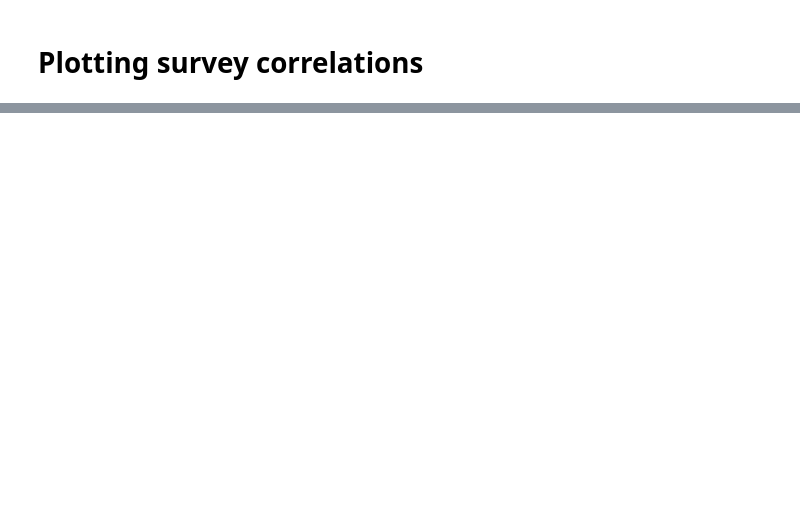
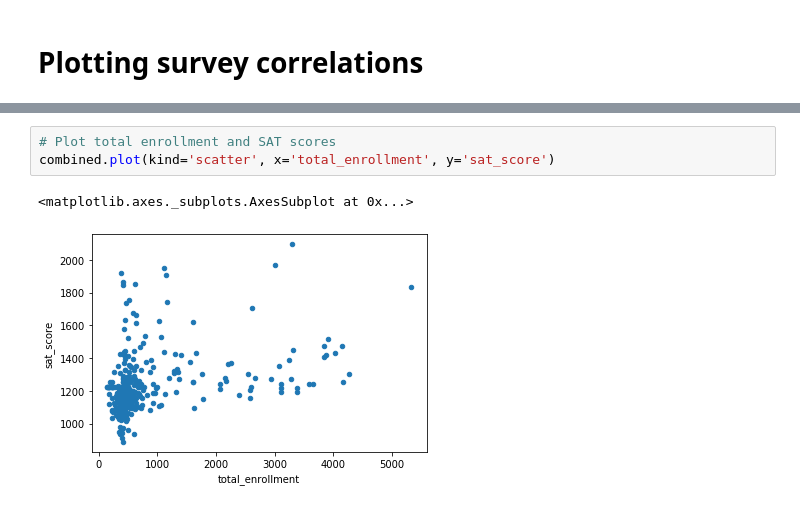
Before and after one commit to IS-87/DataQuest_NYC_schools, a Jupyter notebook: Schools.ipynb, the cells around one changed output, grey strips where cells are left out. Saved outputs shown, nothing was run; the diff lists cells and outputs as text; blank space fills up the shorter version.

```diff
--- a/Schools.ipynb
+++ b/Schools.ipynb
@@ -167,0 +180,6 @@ survey_fields.remove("DBN")
+# %%
+# Plot total enrollment and SAT scores
+combined.plot(kind='scatter', x='total_enrollment', y='sat_score')
+# %% [output]
+<matplotlib.axes._subplots.AxesSubplot at 0x...>
+[figure, added]
```
Also changed, not shown: parts of 14 cells of this notebook.
